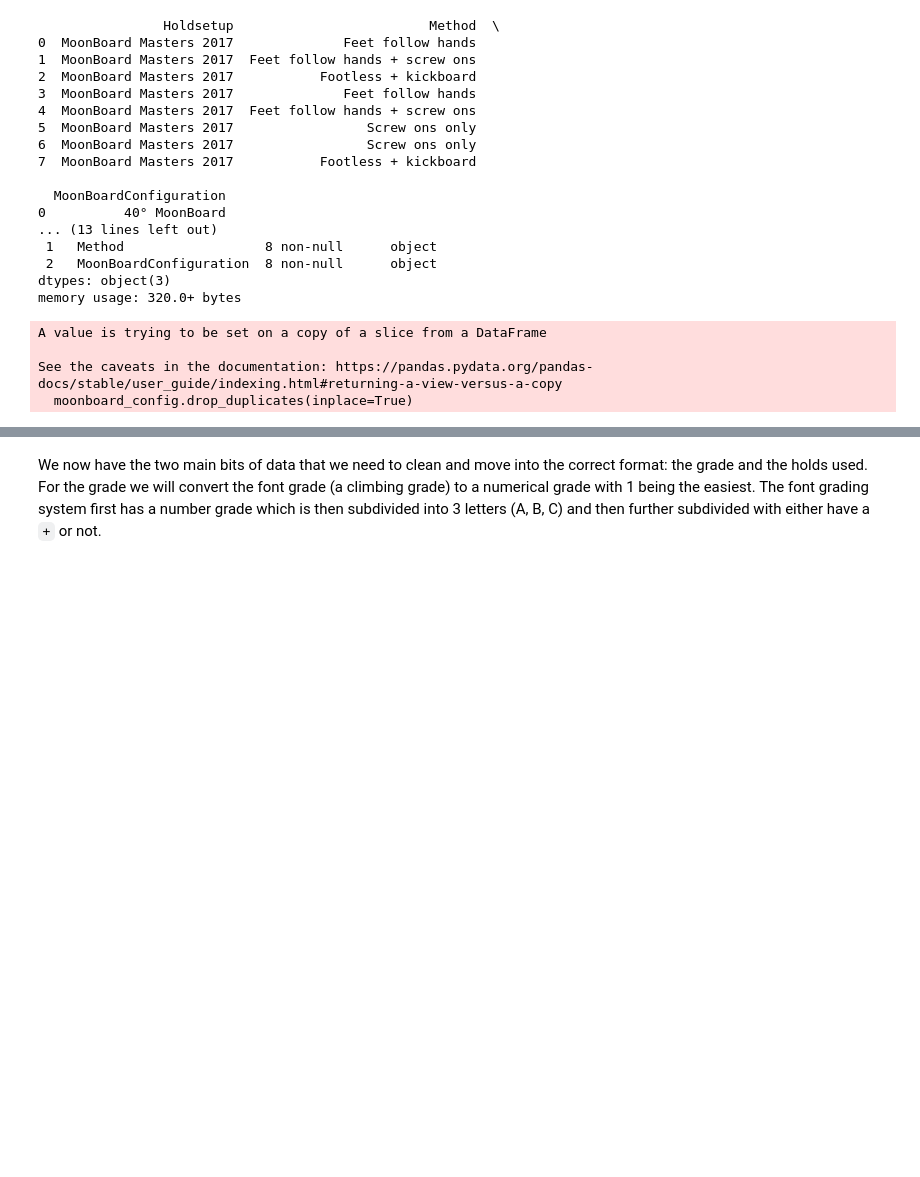
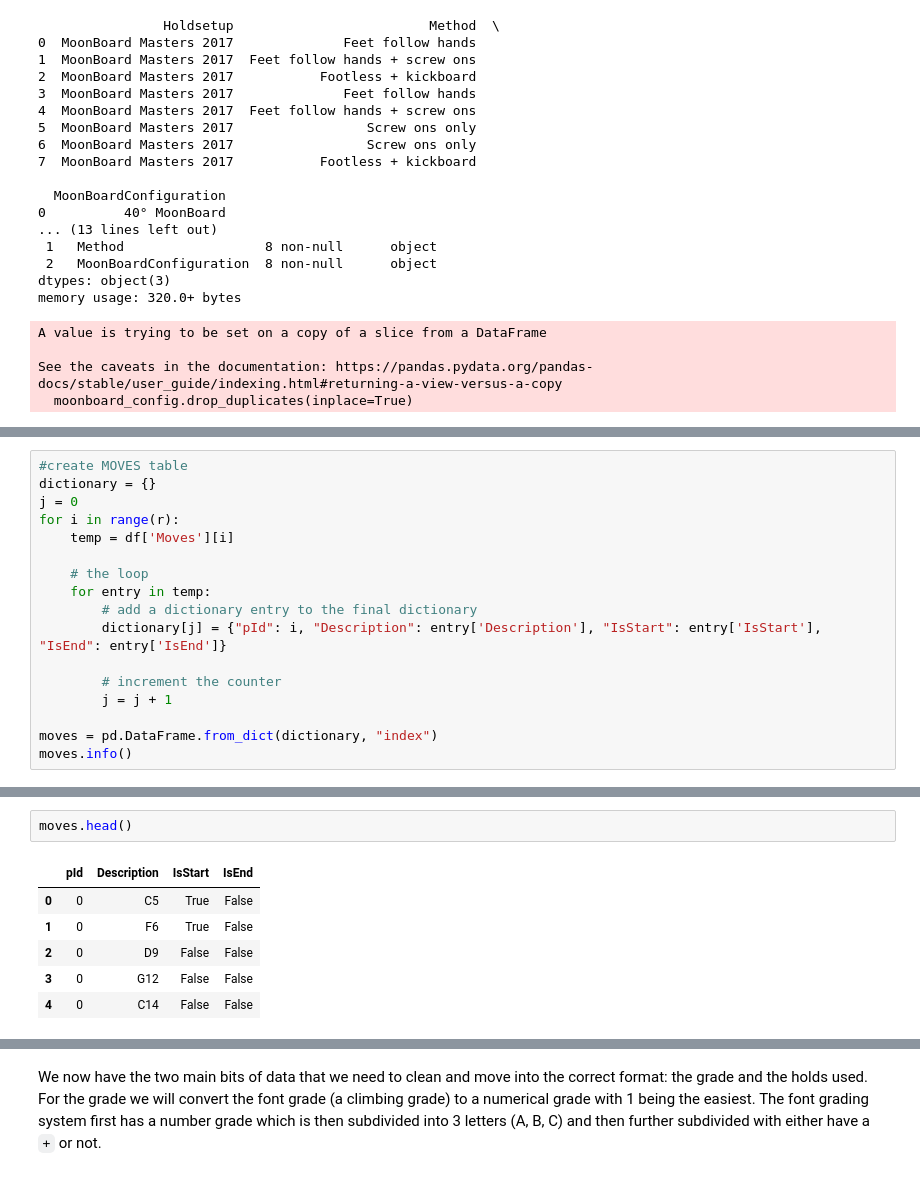
Before and after one commit to emmagan/cs315-project, a Jupyter notebook: Data-cleaning-and-analysis.ipynb, the cells around one changed output, grey strips where cells are left out. Drawn from its saved outputs; the diff is of its cells as text; blank space fills up the shorter version.

```diff
--- a/Data-cleaning-and-analysis.ipynb
+++ b/Data-cleaning-and-analysis.ipynb
@@ -174,0 +188,17 @@ setter.head()
+# %%
+#create MOVES table
+dictionary = {}
+j = 0
+for i in range(r):
+    temp = df['Moves'][i]
+
+    # the loop
+    for entry in temp:
+        # add a dictionary entry to the final dictionary
+        dictionary[j] = {"pId": i, "Description": entry['Description'], "IsStart": entry['IsStart'], "IsEnd": entry['IsEnd']}
+
+        # increment the counter
+        j = j + 1
+
+moves = pd.DataFrame.from_dict(dictionary, "index")
+moves.info()
@@ -174,0 +217,9 @@ setter.head()
+# %%
+moves.head()
+# %% [output]
+|  | pId | Description | IsStart | IsEnd |
+| 0 | 0 | C5 | True | False |
+| 1 | 0 | F6 | True | False |
+| 2 | 0 | D9 | False | False |
+| 3 | 0 | G12 | False | False |
+| 4 | 0 | C14 | False | False |
```
Also changed, not shown: parts of 19 cells of this notebook.
